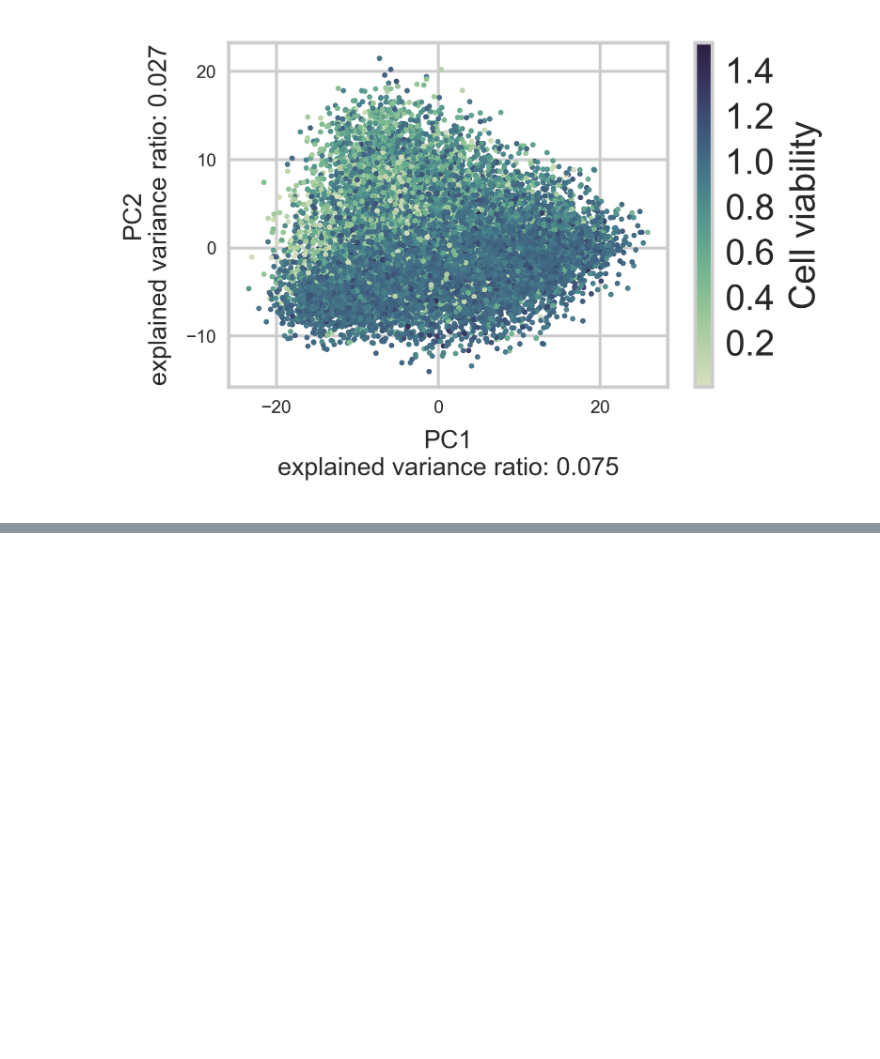
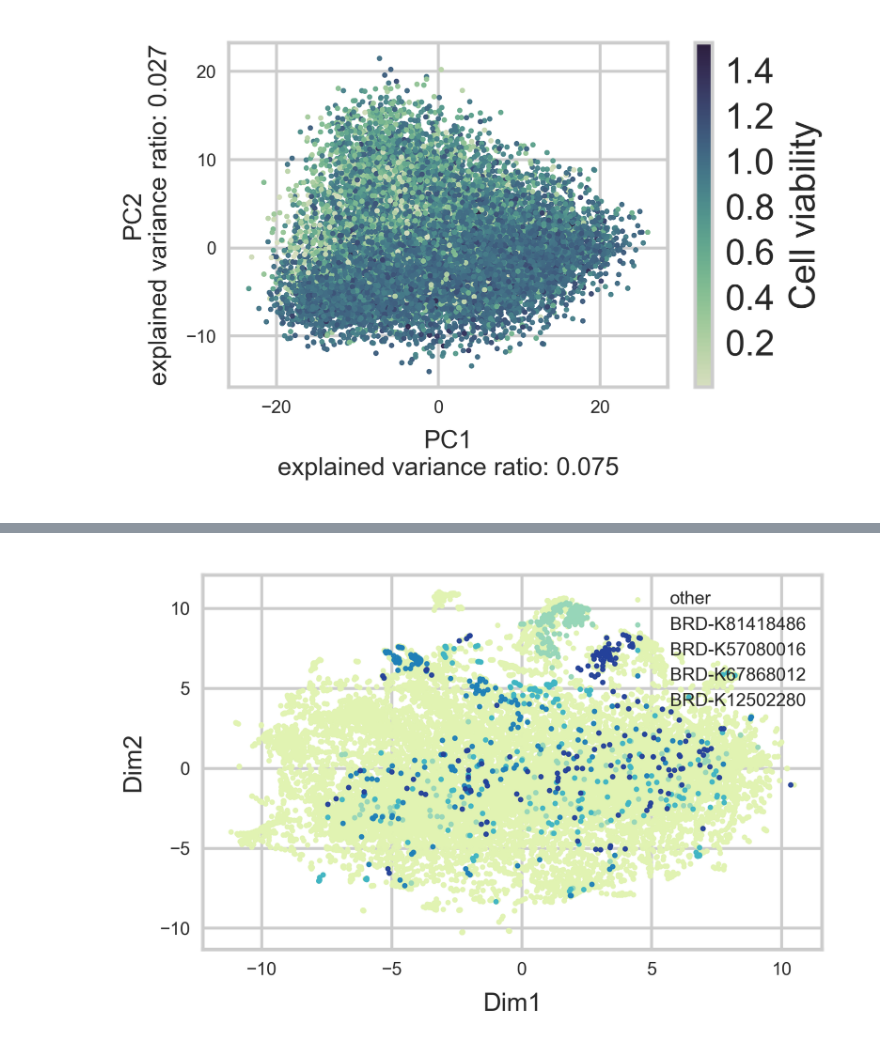
Before and after one commit to bence-szalai/Cell-death-signatures, a Jupyter notebook: code/cell_death_7_additional.ipynb, the cells around one changed output, grey strips where cells are left out. Cells and saved outputs as stored; diff of their text form; code cells hidden in the pictures; blank space fills up the shorter version.

```diff
--- a/code/cell_death_7_additional.ipynb
+++ b/code/cell_death_7_additional.ipynb
@@ -99,0 +101,4 @@ Spearman Rho with Y: SpearmanrResult(correlation=-0.28439708301171152, pvalue=0.
+# %%
+make_dim_reduc_plot(sig_data,sig_info,color_by='pert_id',fname='tsne_perturbation')
+# %% [output]
+[figure, added]
```
Also changed, not shown: parts of 5 cells of this notebook, 3 other files.
